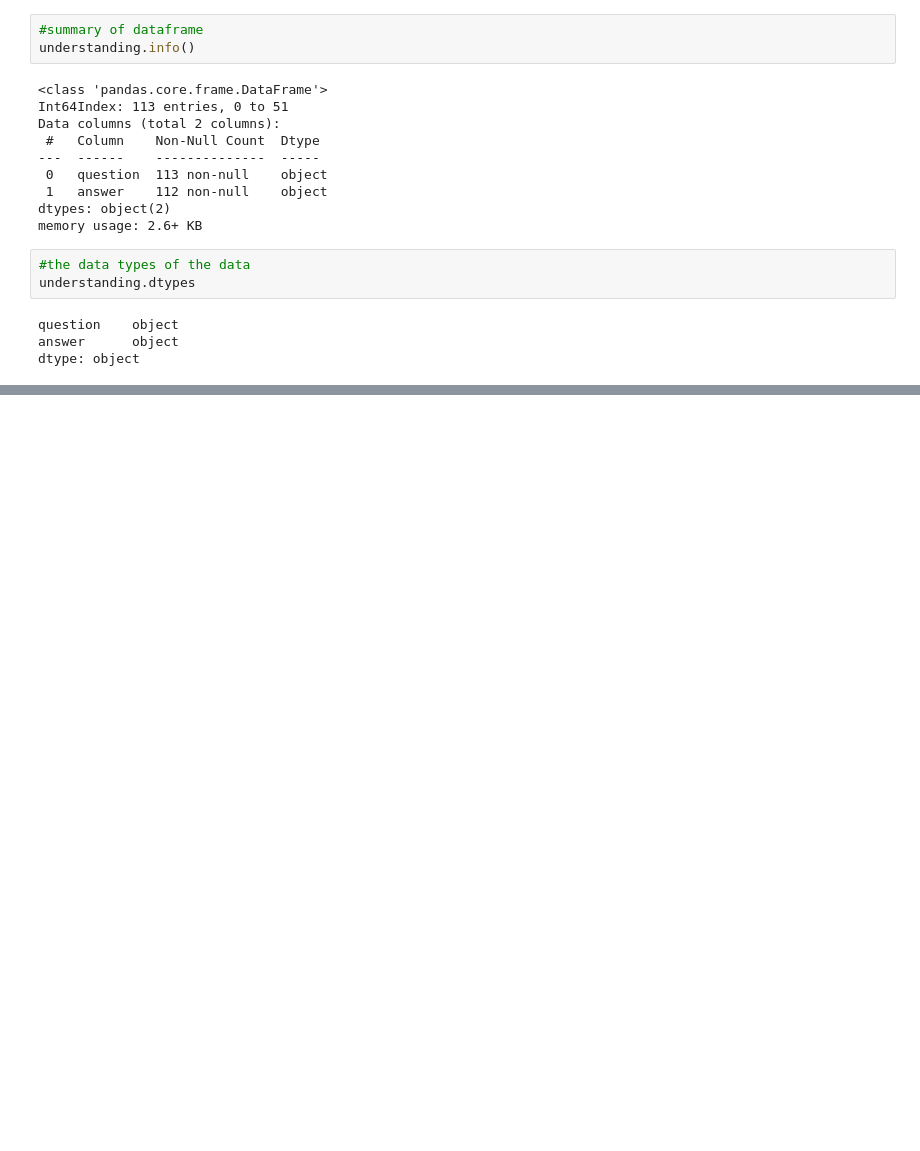
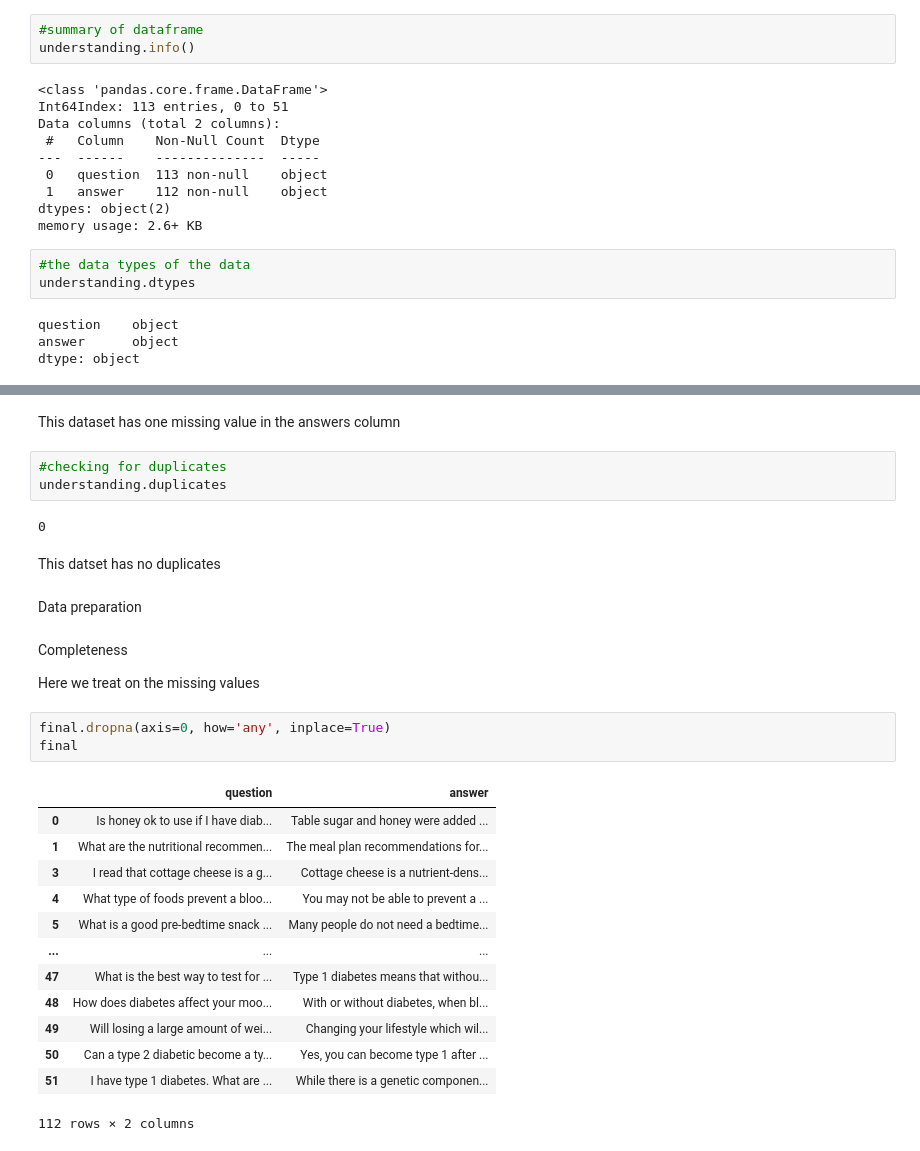
Before and after one commit to WendyMwiti/diabetes_chatbot, a Jupyter notebook: Untitled.ipynb, the cells around one changed output, grey strips where cells are left out. Cells and saved outputs as stored; diff of their text form; blank space fills up the shorter version.

```diff
--- a/Untitled.ipynb
+++ b/Untitled.ipynb
@@ -161,0 +172,32 @@ dtype: object
+# %% [markdown]
+This dataset has one missing value in the answers column
+# %%
+#checking for duplicates
+understanding.duplicates
+# %% [output]
+0
+# %% [markdown]
+This datset has no duplicates
+# %% [markdown]
+Data preparation
+# %% [markdown]
+Completeness
+
+Here we treat on the missing values
+# %%
+final.dropna(axis=0, how='any', inplace=True)
+final
+# %% [output]
+|  | question | answer |
+| 0 | Is honey ok to use if I have diab... | Table sugar and honey were added ... |
+| 1 | What are the nutritional recommen... | The meal plan recommendations for... |
+| 3 | I read that cottage cheese is a g... | Cottage cheese is a nutrient-dens... |
+| 4 | What type of foods prevent a bloo... | You may not be able to prevent a ... |
+| 5 | What is a good pre-bedtime snack ... | Many people do not need a bedtime... |
+| ... | ... | ... |
+| 47 | What is the best way to test for ... | Type 1 diabetes means that withou... |
+| 48 | How does diabetes affect your moo... | With or without diabetes, when bl... |
+| 49 | Will losing a large amount of wei... | Changing your lifestyle which wil... |
+| 50 | Can a type 2 diabetic become a ty... | Yes, you can become type 1 after ... |
+| 51 | I have type 1 diabetes. What are ... | While there is a genetic componen... |
+112 rows × 2 columns
```
Also changed, not shown: parts of 12 cells of this notebook, 1 other file.
